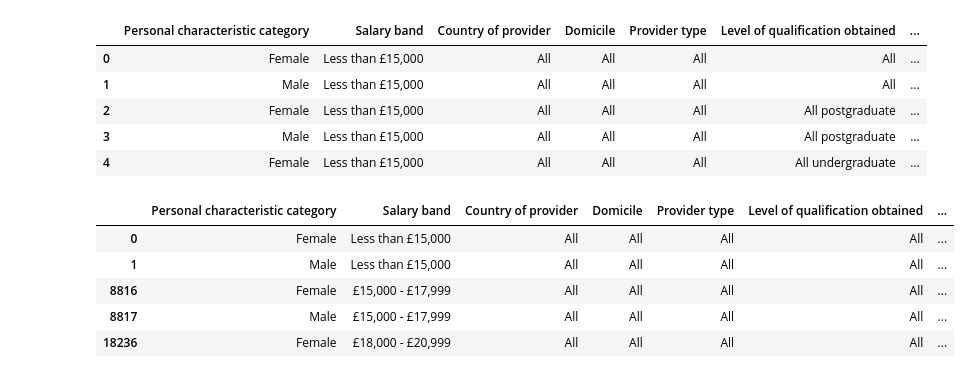
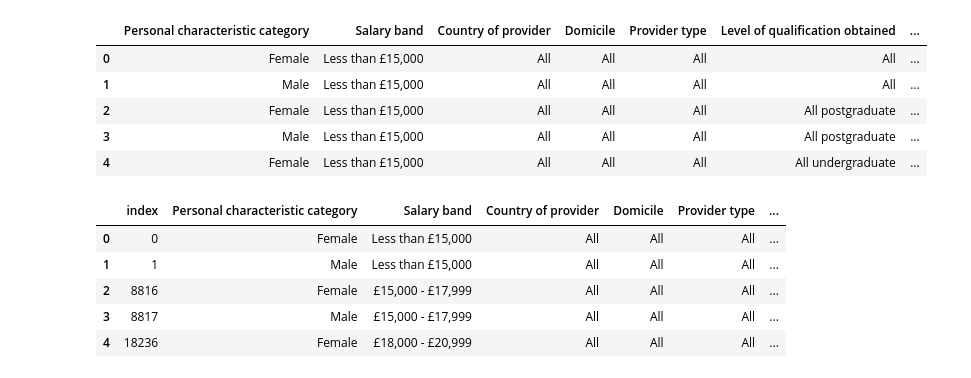
Before and after one commit to MiffySiu/employer_project_the_data_demystifiers, a Jupyter notebook: UK datasets - salary bands.ipynb, the cells around one changed output. Cells and saved outputs as stored; diff of their text form; code cells hidden in the pictures.

```diff
--- a/UK datasets - salary bands.ipynb
+++ b/UK datasets - salary bands.ipynb
@@ -181,17 +181,17 @@ salary_1920.head()
 # %%
 # group the merged DataFrame by Salary band
 salary_1920_employed = salary_1920[(salary_1920['Work population marker'] == "Paid employment is an activity") &
                                         (salary_1920['Country of provider'] == "All") &
                                         (salary_1920['Domicile'] == "All") &
                                         (salary_1920['Provider type'] == "All") &
                                         (salary_1920['Level of qualification obtained'] == "All") &
-                                        (salary_1920['Mode of former study'] == "All")]
+                                        (salary_1920['Mode of former study'] == "All")].reset_index().copy()
 
 salary_1920_employed.head()
 # %% [output]
-|  | Personal characteristic category | Salary band | Country of provider | Domicile | Provider type | Level of qualification obtained | ... |
-| 0 | Female | Less than £15,000 | All | All | All | All | ... |
-| 1 | Male | Less than £15,000 | All | All | All | All | ... |
-| 8816 | Female | £15,000 - £17,999 | All | All | All | All | ... |
-| 8817 | Male | £15,000 - £17,999 | All | All | All | All | ... |
-| 18236 | Female | £18,000 - £20,999 | All | All | All | All | ... |
+|  | index | Personal characteristic category | Salary band | Country of provider | Domicile | Provider type | ... |
+| 0 | 0 | Female | Less than £15,000 | All | All | All | ... |
+| 1 | 1 | Male | Less than £15,000 | All | All | All | ... |
+| 2 | 8816 | Female | £15,000 - £17,999 | All | All | All | ... |
+| 3 | 8817 | Male | £15,000 - £17,999 | All | All | All | ... |
+| 4 | 18236 | Female | £18,000 - £20,999 | All | All | All | ... |
```
Also changed, not shown: parts of 21 cells of this notebook.
